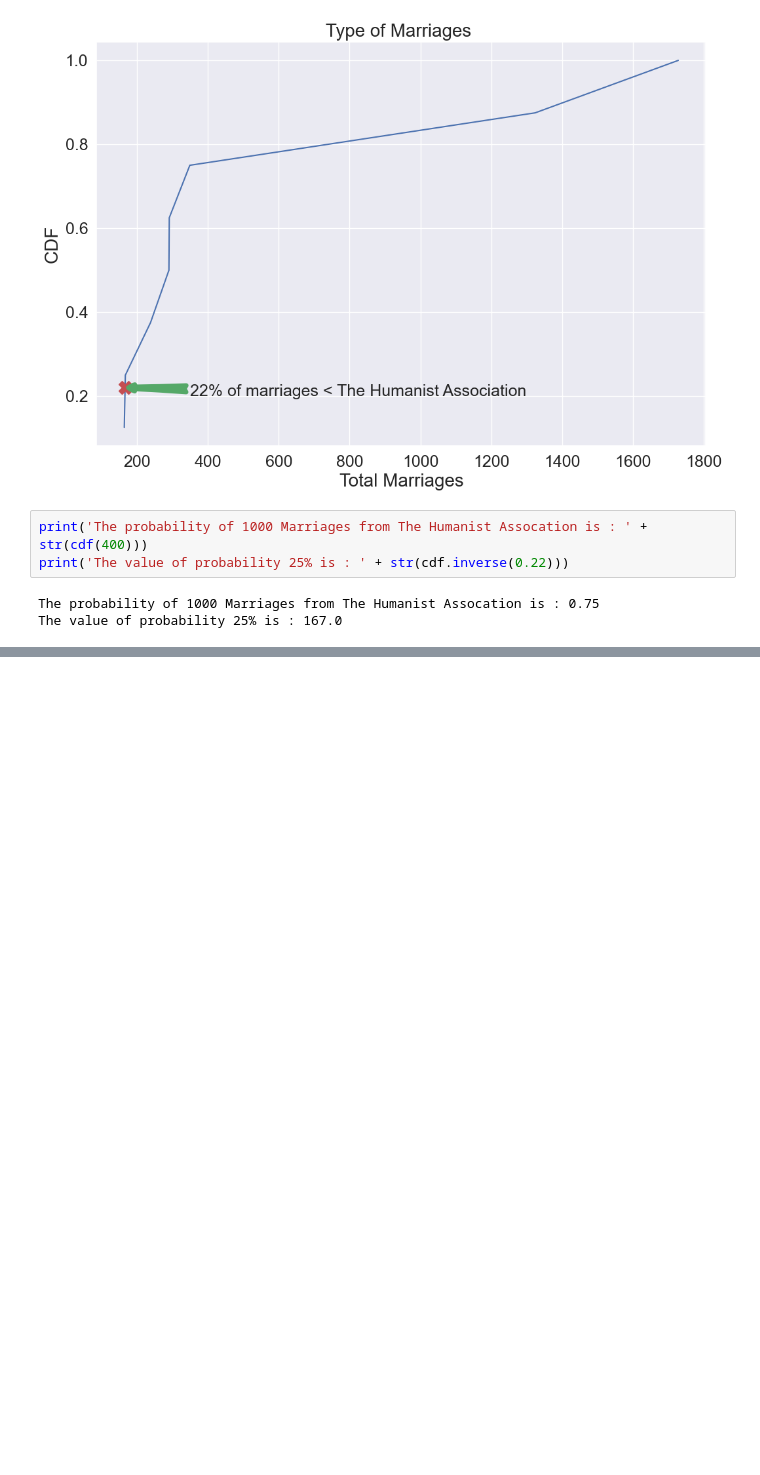
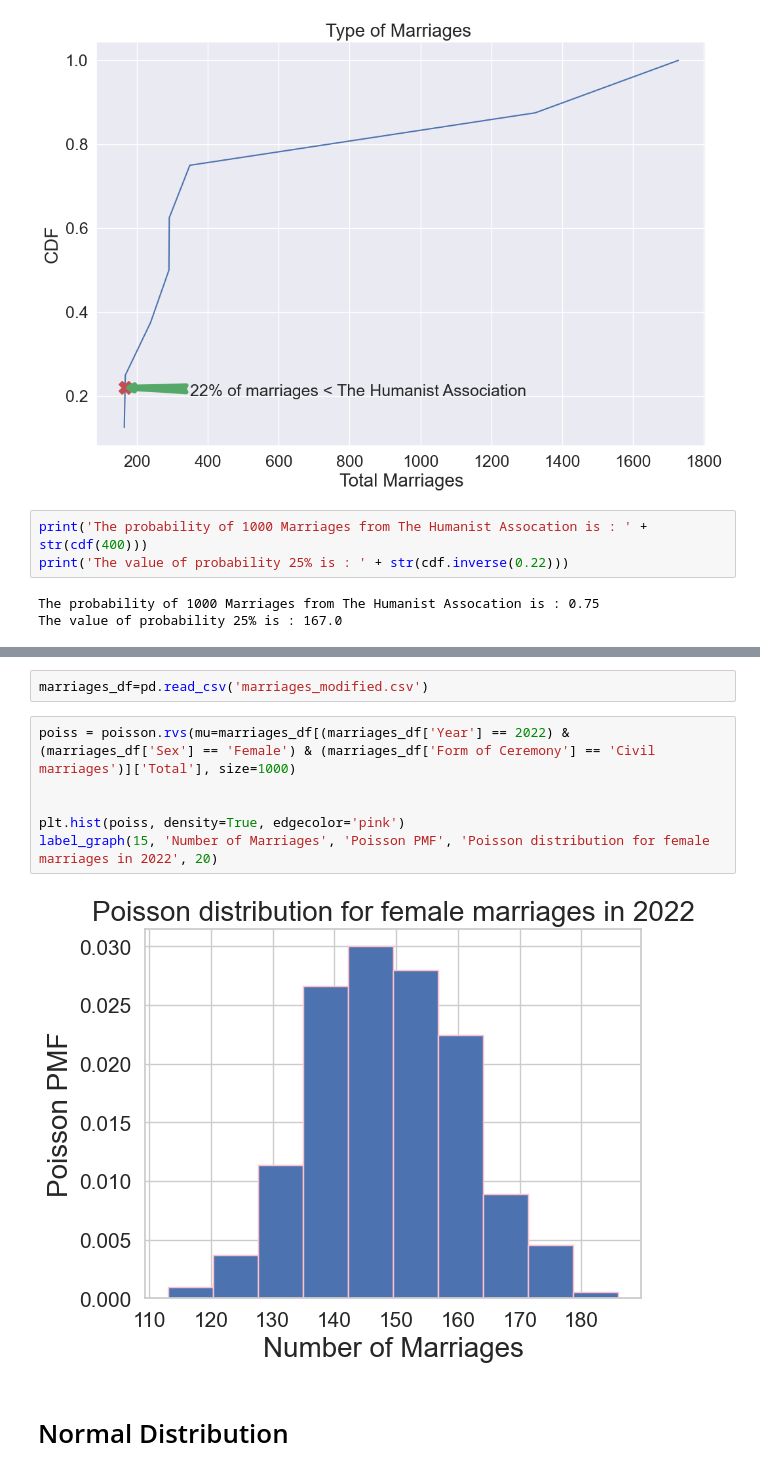
Before and after one commit to EdMendoza93/2023162, a Jupyter notebook: MSC_DA_CA1.ipynb, the cells around one changed output, grey strips where cells are left out. Cells and saved outputs as stored; diff of their text form; blank space fills up the shorter version.

```diff
--- a/MSC_DA_CA1.ipynb
+++ b/MSC_DA_CA1.ipynb
@@ -1364,0 +1351,12 @@ label_graph(15 , 'Types of Ceremonies Numbers' , 'Probability density (PDF)' ,'N
+# %%
+marriages_df=pd.read_csv('marriages_modified.csv')
+# %%
+poiss = poisson.rvs(mu=marriages_df[(marriages_df['Year'] == 2022) & (marriages_df['Sex'] == 'Female') & (marriages_df['Form of Ceremony'] == 'Civil marriages')]['Total'], size=1000)
+
+
+plt.hist(poiss, density=True, edgecolor='pink')
+label_graph(15, 'Number of Marriages', 'Poisson PMF', 'Poisson distribution for female marriages in 2022', 20)
+# %% [output]
+[figure, added]
+# %% [markdown]
+# Normal Distribution
```
Also changed, not shown: parts of 59 cells of this notebook.
